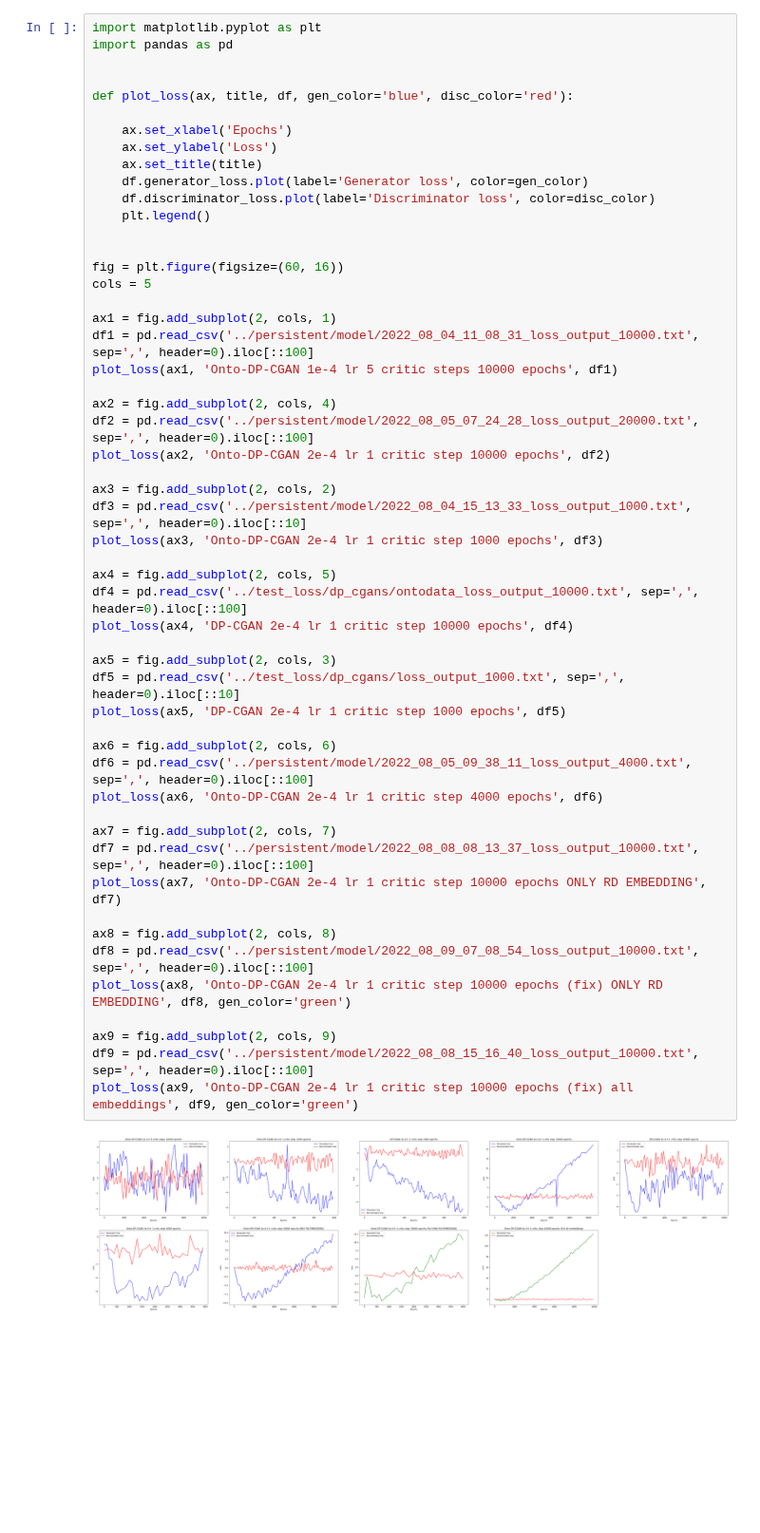
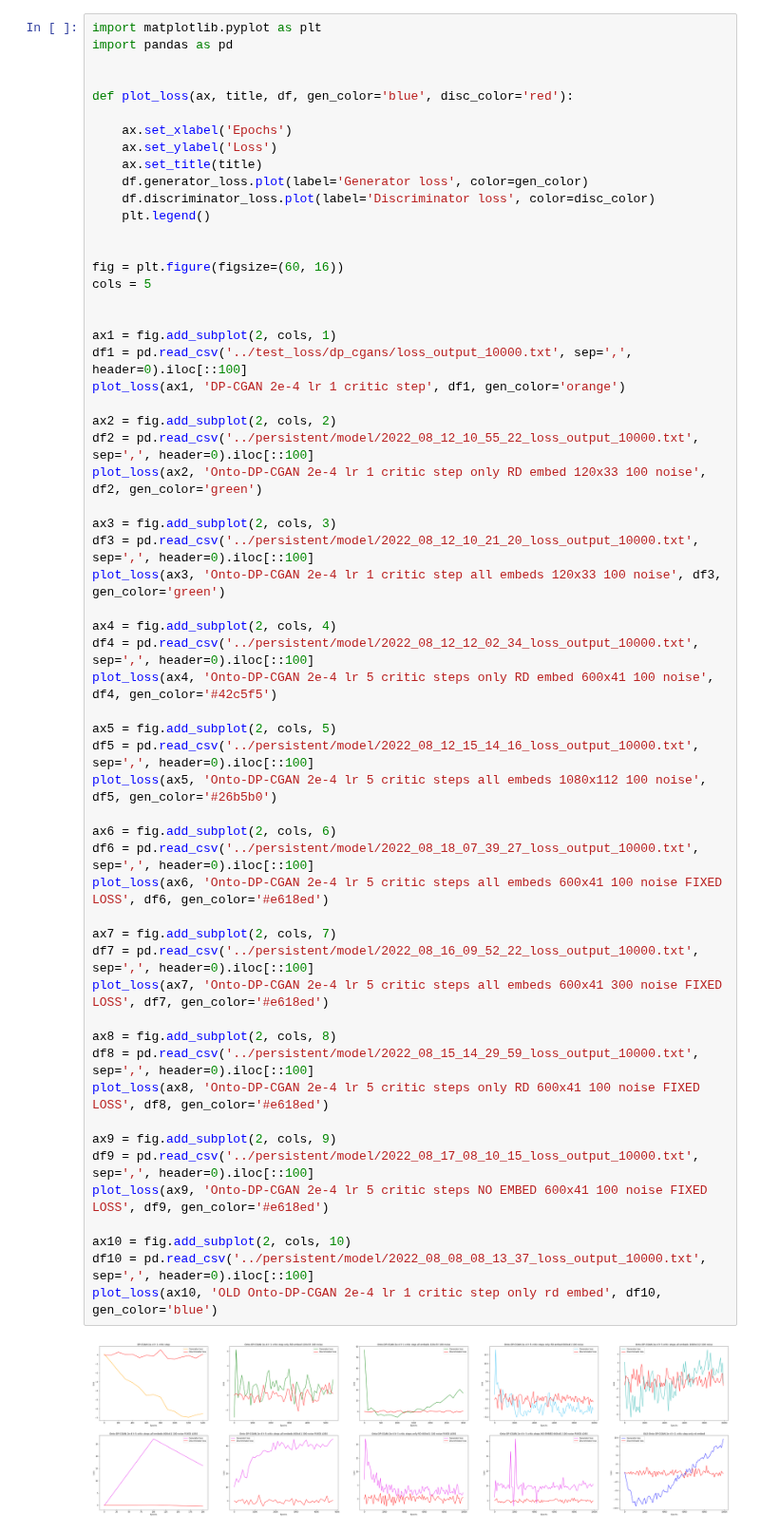
Before and after one commit to sunchang0124/dp_cgans, a Jupyter notebook: loss.ipynb, the cells around one changed output. Shown at 95% size. Drawn from its saved outputs; the diff is of its cells as text; blank space fills up the shorter version.

Commit message:
Update loss plots

```diff
--- a/loss.ipynb
+++ b/loss.ipynb
@@ -3,53 +3,58 @@ import matplotlib.pyplot as plt
 import pandas as pd
 
 
 def plot_loss(ax, title, df, gen_color='blue', disc_color='red'):
 
     ax.set_xlabel('Epochs')
     ax.set_ylabel('Loss')
     ax.set_title(title)
     df.generator_loss.plot(label='Generator loss', color=gen_color)
     df.discriminator_loss.plot(label='Discriminator loss', color=disc_color)
     plt.legend()
 
 
 fig = plt.figure(figsize=(60, 16))
 cols = 5
 
+
 ax1 = fig.add_subplot(2, cols, 1)
-df1 = pd.read_csv('../persistent/model/2022_08_04_11_08_31_loss_output_10000.txt', sep=',', header=0).iloc[::100]
-plot_loss(ax1, 'Onto-DP-CGAN 1e-4 lr 5 critic steps 10000 epochs', df1)
+df1 = pd.read_csv('../test_loss/dp_cgans/loss_output_10000.txt', sep=',', header=0).iloc[::100]
+plot_loss(ax1, 'DP-CGAN 2e-4 lr 1 critic step', df1, gen_color='orange')
 
-ax2 = fig.add_subplot(2, cols, 4)
-df2 = pd.read_csv('../persistent/model/2022_08_05_07_24_28_loss_output_20000.txt', sep=',', header=0).iloc[::100]
-plot_loss(ax2, 'Onto-DP-CGAN 2e-4 lr 1 critic step 10000 epochs', df2)
+ax2 = fig.add_subplot(2, cols, 2)
+df2 = pd.read_csv('../persistent/model/2022_08_12_10_55_22_loss_output_10000.txt', sep=',', header=0).iloc[::100]
+plot_loss(ax2, 'Onto-DP-CGAN 2e-4 lr 1 critic step only RD embed 120x33 100 noise', df2, gen_color='green')
 
-ax3 = fig.add_subplot(2, cols, 2)
-df3 = pd.read_csv('../persistent/model/2022_08_04_15_13_33_loss_output_1000.txt', sep=',', header=0).iloc[::10]
-plot_loss(ax3, 'Onto-DP-CGAN 2e-4 lr 1 critic step 1000 epochs', df3)
+ax3 = fig.add_subplot(2, cols, 3)
+df3 = pd.read_csv('../persistent/model/2022_08_12_10_21_20_loss_output_10000.txt', sep=',', header=0).iloc[::100]
+plot_loss(ax3, 'Onto-DP-CGAN 2e-4 lr 1 critic step all embeds 120x33 100 noise', df3, gen_color='green')
 
-ax4 = fig.add_subplot(2, cols, 5)
-df4 = pd.read_csv('../test_loss/dp_cgans/ontodata_loss_output_10000.txt', sep=',', header=0).iloc[::100]
-plot_loss(ax4, 'DP-CGAN 2e-4 lr 1 critic step 10000 epochs', df4)
+ax4 = fig.add_subplot(2, cols, 4)
+df4 = pd.read_csv('../persistent/model/2022_08_12_12_02_34_loss_output_10000.txt', sep=',', header=0).iloc[::100]
+plot_loss(ax4, 'Onto-DP-CGAN 2e-4 lr 5 critic steps only RD embed 600x41 100 noise', df4, gen_color='#42c5f5')
 
-ax5 = fig.add_subplot(2, cols, 3)
-df5 = pd.read_csv('../test_loss/dp_cgans/loss_output_1000.txt', sep=',', header=0).iloc[::10]
-plot_loss(ax5, 'DP-CGAN 2e-4 lr 1 critic step 1000 epochs', df5)
+ax5 = fig.add_subplot(2, cols, 5)
+df5 = pd.read_csv('../persistent/model/2022_08_12_15_14_16_loss_output_10000.txt', sep=',', header=0).iloc[::100]
+plot_loss(ax5, 'Onto-DP-CGAN 2e-4 lr 5 critic steps all embeds 1080x112 100 noise', df5, gen_color='#26b5b0')
 
 ax6 = fig.add_subplot(2, cols, 6)
-df6 = pd.read_csv('../persistent/model/2022_08_05_09_38_11_loss_output_4000.txt', sep=',', header=0).iloc[::100]
-plot_loss(ax6, 'Onto-DP-CGAN 2e-4 lr 1 critic step 4000 epochs', df6)
+df6 = pd.read_csv('../persistent/model/2022_08_18_07_39_27_loss_output_10000.txt', sep=',', header=0).iloc[::100]
+plot_loss(ax6, 'Onto-DP-CGAN 2e-4 lr 5 critic steps all embeds 600x41 100 noise FIXED LOSS', df6, gen_color='#e618ed')
 
 ax7 = fig.add_subplot(2, cols, 7)
-df7 = pd.read_csv('../persistent/model/2022_08_08_08_13_37_loss_output_10000.txt', sep=',', header=0).iloc[::100]
-plot_loss(ax7, 'Onto-DP-CGAN 2e-4 lr 1 critic step 10000 epochs ONLY RD EMBEDDING', df7)
+df7 = pd.read_csv('../persistent/model/2022_08_16_09_52_22_loss_output_10000.txt', sep=',', header=0).iloc[::100]
+plot_loss(ax7, 'Onto-DP-CGAN 2e-4 lr 5 critic steps all embeds 600x41 300 noise FIXED LOSS', df7, gen_color='#e618ed')
 
 ax8 = fig.add_subplot(2, cols, 8)
-df8 = pd.read_csv('../persistent/model/2022_08_09_07_08_54_loss_output_10000.txt', sep=',', header=0).iloc[::100]
-plot_loss(ax8, 'Onto-DP-CGAN 2e-4 lr 1 critic step 10000 epochs (fix) ONLY RD EMBEDDING', df8, gen_color='green')
+df8 = pd.read_csv('../persistent/model/2022_08_15_14_29_59_loss_output_10000.txt', sep=',', header=0).iloc[::100]
+plot_loss(ax8, 'Onto-DP-CGAN 2e-4 lr 5 critic steps only RD 600x41 100 noise FIXED LOSS', df8, gen_color='#e618ed')
 
 ax9 = fig.add_subplot(2, cols, 9)
-df9 = pd.read_csv('../persistent/model/2022_08_08_15_16_40_loss_output_10000.txt', sep=',', header=0).iloc[::100]
-plot_loss(ax9, 'Onto-DP-CGAN 2e-4 lr 1 critic step 10000 epochs (fix) all embeddings', df9, gen_color='green')
+df9 = pd.read_csv('../persistent/model/2022_08_17_08_10_15_loss_output_10000.txt', sep=',', header=0).iloc[::100]
+plot_loss(ax9, 'Onto-DP-CGAN 2e-4 lr 5 critic steps NO EMBED 600x41 100 noise FIXED LOSS', df9, gen_color='#e618ed')
+
+ax10 = fig.add_subplot(2, cols, 10)
+df10 = pd.read_csv('../persistent/model/2022_08_08_08_13_37_loss_output_10000.txt', sep=',', header=0).iloc[::100]
+plot_loss(ax10, 'OLD Onto-DP-CGAN 2e-4 lr 1 critic step only rd embed', df10, gen_color='blue')
 # %% [output]
-[figure, old version]
+[figure, new version]
```
